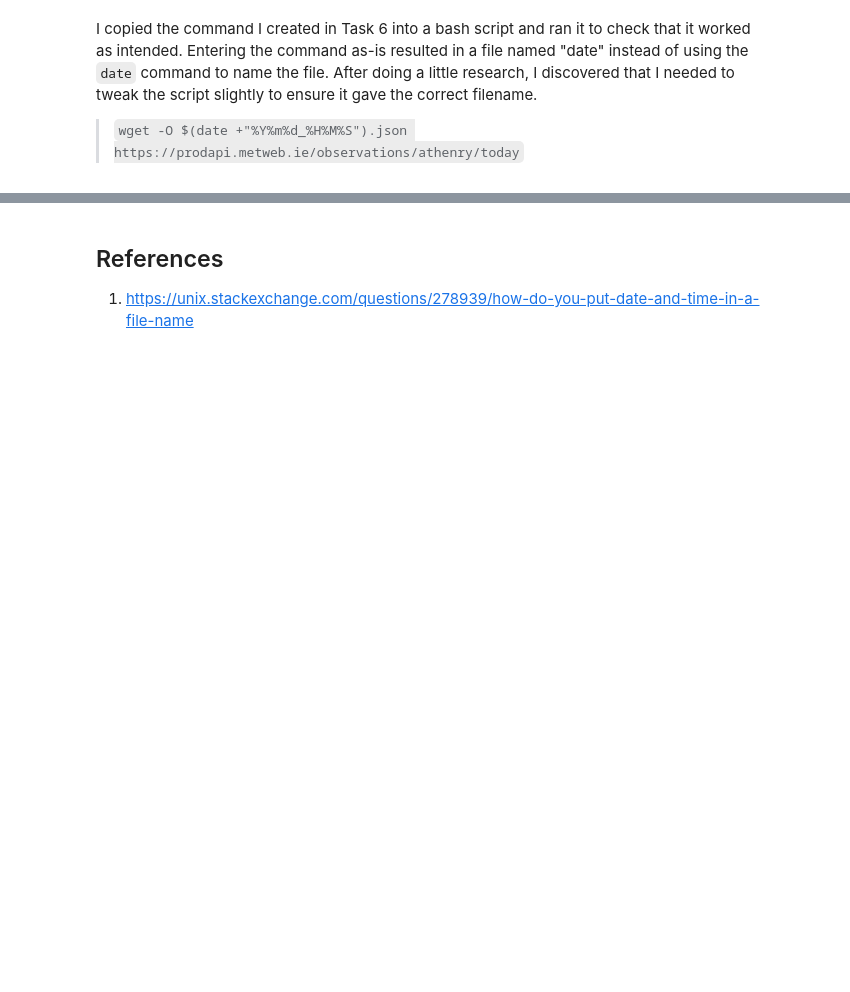
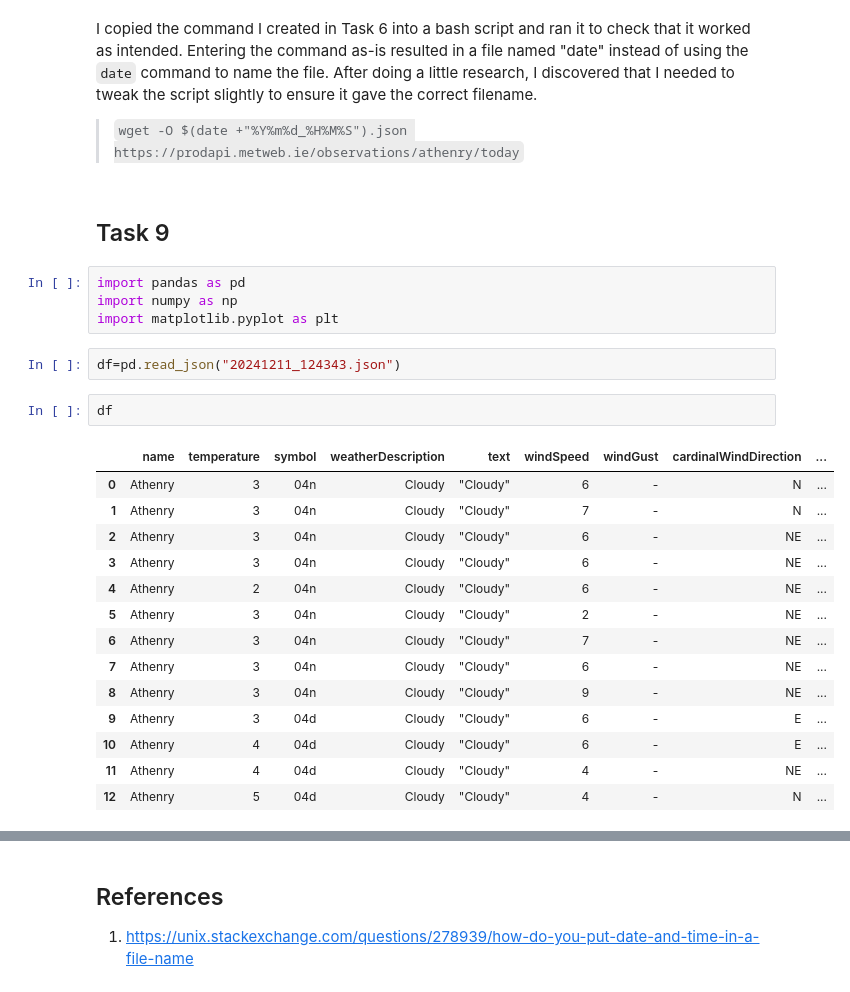
Before and after one commit to rayne-fall/computer-infrastructure, a Jupyter notebook: weather.ipynb, the cells around one changed output, grey strips where cells are left out. Cells and saved outputs as stored; diff of their text form; blank space fills up the shorter version.

Commit message:
task 9 begun

```diff
--- a/weather.ipynb
+++ b/weather.ipynb
@@ -75,3 +75,28 @@ I used what I had learned in Task 4 about embedding commands in backticks to com
 I copied the command I created in Task 6 into a bash script and ran it to check that it worked as intended. Entering the command as-is resulted in a file named "date" instead of using the `date` command to name the file. After doing a little research, I discovered that I needed to tweak the script slightly to ensure it gave the correct filename.
 
 > `wget -O $(date +"%Y%m%d_%H%M%S").json https://prodapi.metweb.ie/observations/athenry/today`
+# %% [markdown]
+## Task 9
+# %%
+import pandas as pd
+import numpy as np
+import matplotlib.pyplot as plt
+# %%
+df=pd.read_json("20241211_124343.json")
+# %%
+df
+# %% [output]
+|  | name | temperature | symbol | weatherDescription | text | windSpeed | windGust | cardinalWindDirection | ... |
+| 0 | Athenry | 3 | 04n | Cloudy | "Cloudy" | 6 | - | N | ... |
+| 1 | Athenry | 3 | 04n | Cloudy | "Cloudy" | 7 | - | N | ... |
+| 2 | Athenry | 3 | 04n | Cloudy | "Cloudy" | 6 | - | NE | ... |
+| 3 | Athenry | 3 | 04n | Cloudy | "Cloudy" | 6 | - | NE | ... |
+| 4 | Athenry | 2 | 04n | Cloudy | "Cloudy" | 6 | - | NE | ... |
+| 5 | Athenry | 3 | 04n | Cloudy | "Cloudy" | 2 | - | NE | ... |
+| 6 | Athenry | 3 | 04n | Cloudy | "Cloudy" | 7 | - | NE | ... |
+| 7 | Athenry | 3 | 04n | Cloudy | "Cloudy" | 6 | - | NE | ... |
+| 8 | Athenry | 3 | 04n | Cloudy | "Cloudy" | 9 | - | NE | ... |
+| 9 | Athenry | 3 | 04d | Cloudy | "Cloudy" | 6 | - | E | ... |
+| 10 | Athenry | 4 | 04d | Cloudy | "Cloudy" | 6 | - | E | ... |
+| 11 | Athenry | 4 | 04d | Cloudy | "Cloudy" | 4 | - | NE | ... |
+| 12 | Athenry | 5 | 04d | Cloudy | "Cloudy" | 4 | - | N | ... |
```
Also changed, not shown: parts of 2 cells of this notebook.
